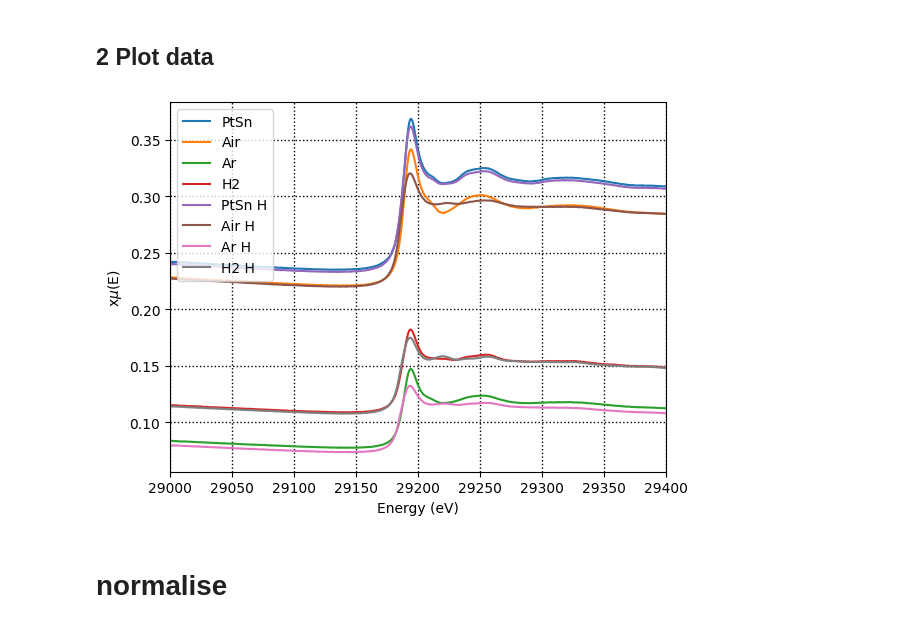
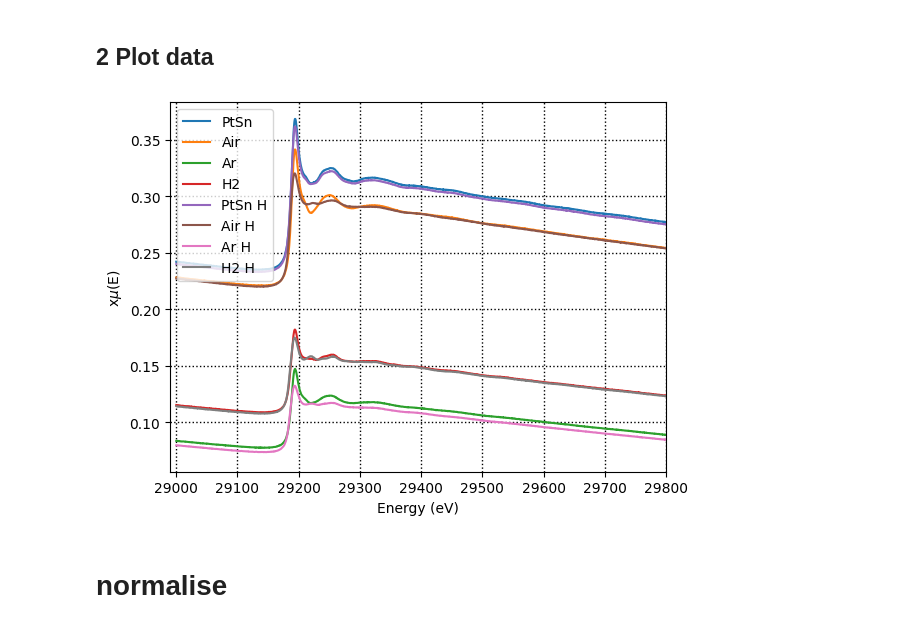
Before and after one commit to scman1/psdi_webinar, a Jupyter notebook: e01_read_data/ReadData.ipynb, the cells around one changed output. Cells and saved outputs as stored; diff of their text form; code cells hidden in the pictures.

```diff
--- a/e01_read_data/ReadData.ipynb
+++ b/e01_read_data/ReadData.ipynb
@@ -43,16 +49,9 @@ Variables used for reading data and holding results
 # %%
-# location for the data used in this example
-data_path = Path("../wf_data/pub_037/XAFS_prj/Sn K-edge/ascii")
-
-# mappings for the files being read
-data_mappings={"PtSn":  "*_PtSn_OC_A*",
-              "Air":  "*_PtSn_OCO_A*",
-              "Ar":  "*_PtSn_OCA_A*",
-              "H2":  "*_PtSn_OCH_A*",
-              "PtSn H":  "*_PtSn_OC_H*",
-              "Air H":  "*_PtSn_OCO_H*",
-              "Ar H":  "*_PtSn_OCA_H*",
-              "H2 H":  "*_PtSn_OCH_H*",}
-
 # labels of the data colums in the files
 column_labels = "energy time I0 It Iref  mu lnItIref"
+
+json_file = "figure_1_data.json"
+mapping_data = {}
+
+with open(json_file) as json_data:
+    mapping_data = json.load(json_data)
@@ -63,14 +72,22 @@ The process below reads the data and merges the files indicated by the data mapp
 # %%
 merged_results={}
 # read all samples, merge and then normalise
-for a_sample in data_mappings:
-    files_list = athenamgr.get_files_list(data_path, data_mappings[a_sample])
+for a_sample in mapping_data['data_mapping']['file_mappings']:
+    # pattern of the data file(s)
+    file_pattern = a_sample['pattern']
+    # name assigned to the readings for processing and display
+    data_group =  a_sample['group']
+    # directory where the files were downloaded
+    data_path = Path(mapping_data['data_mapping']['data_path'])
+    files_list = athenamgr.get_files_list(data_path, file_pattern)
 
     # read the files for each sample
     sample_list = []
     for i_count, a_file  in enumerate(files_list):
         file_name = a_file.name
         f_suffix = str(i_count).zfill(4)
+        # names assigned to the columns in the data files
+        column_labels = mapping_data['data_mapping']['column_labels']
         a_group = athenamgr.read_text(a_file, column_labels)
         sample_list.append(a_group)
 
@@ -78,19 +95,19 @@ for a_sample in data_mappings:
     merged_xas = athenamgr.merge_readings(sample_list)
 
     # rename group (same as the file name)
-    merged_xas.filename = a_sample
-    merged_results[a_sample] = merged_xas
+    merged_xas.filename = data_group
+    merged_results[data_group] = merged_xas
 # %% [markdown]
 ## 2 Plot data
 # %%
 for a_sample in merged_results:
    plt = athenamgr.plot_mu(merged_results[a_sample])
 
 plt.title("")
-plt.xlim([29000, 29400])
+plt.xlim([28990, 29800])
 plt.show()
 # %% [output]
-[figure, old version]
+[figure, new version]
 # %% [markdown]
 # normalise
 # %%
```
Also changed, not shown: parts of 9 cells of this notebook, 2 other files.
